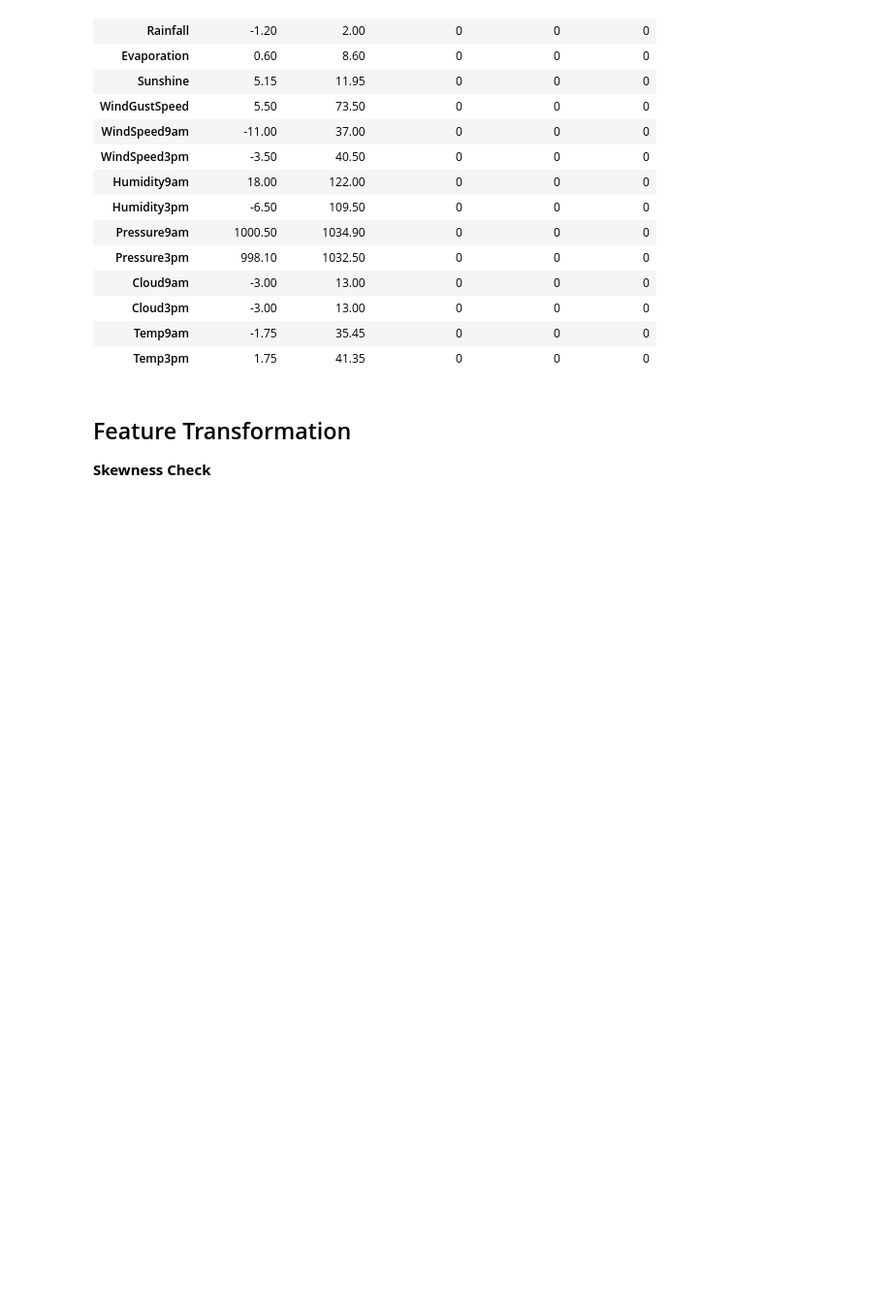
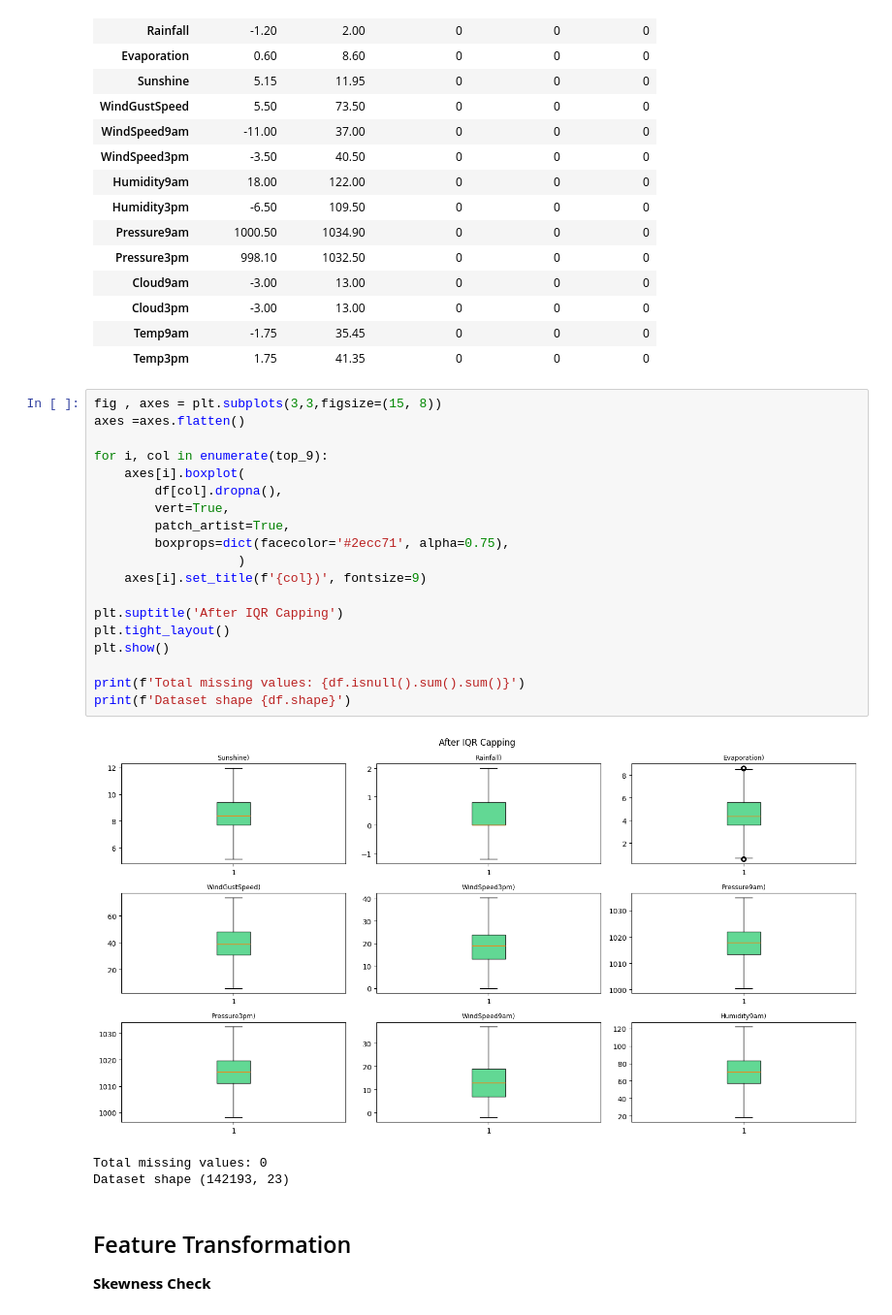
Before and after one commit to mohamedalaa-505/Preprocessing_project, a Jupyter notebook: Task-Project.ipynb, the cells around one changed output. Shown at 97% size. Drawn from its saved outputs; the diff is of its cells as text; blank space fills up the shorter version.

```diff
--- a/Task-Project.ipynb
+++ b/Task-Project.ipynb
@@ -320,6 +341,29 @@ pd.DataFrame(new_out_count).set_index('Column')
 | Cloud3pm | -3.00 | 13.00 | 0 | 0 | 0 |
 | Temp9am | -1.75 | 35.45 | 0 | 0 | 0 |
 | Temp3pm | 1.75 | 41.35 | 0 | 0 | 0 |
+# %%
+fig , axes = plt.subplots(3,3,figsize=(15, 8))
+axes =axes.flatten()
+
+for i, col in enumerate(top_9):
+    axes[i].boxplot(
+        df[col].dropna(),
+        vert=True,
+        patch_artist=True,
+        boxprops=dict(facecolor='#2ecc71', alpha=0.75),
+                   )
+    axes[i].set_title(f'{col})', fontsize=9)
+
+plt.suptitle('After IQR Capping')
+plt.tight_layout()
+plt.show()
+
+print(f'Total missing values: {df.isnull().sum().sum()}')
+print(f'Dataset shape {df.shape}')
+# %% [output]
+[figure, added]
+Total missing values: 0
+Dataset shape (142193, 23)
 # %% [markdown]
 ## Feature Transformation
 **Skewness Check**
```
Also changed, not shown: parts of 1 cell of this notebook.
